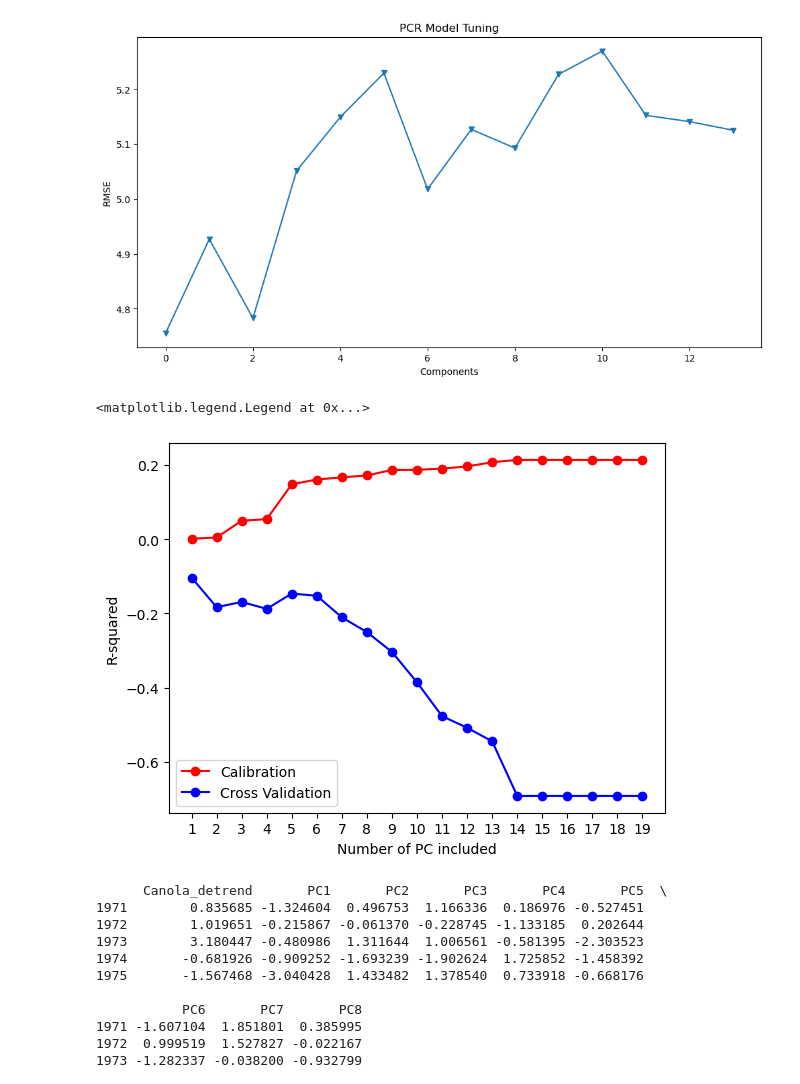
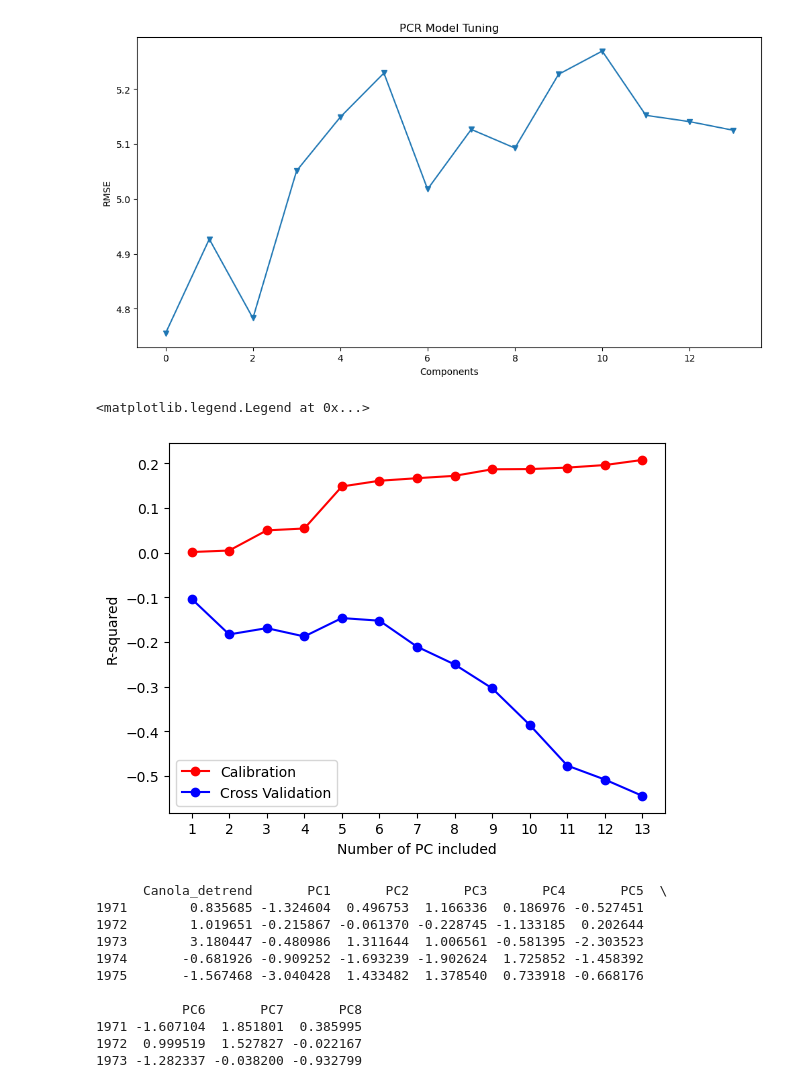
Before and after one commit to Laura-Pldk/Canola_Yield_Prediction, a Jupyter notebook: notebooks/Canola_PCA_Regs.ipynb, the cells around one changed output. Cells and saved outputs as stored; diff of their text form; code cells hidden in the pictures.

```diff
--- a/notebooks/Canola_PCA_Regs.ipynb
+++ b/notebooks/Canola_PCA_Regs.ipynb
@@ -477,23 +477,23 @@ r2s_c = []
 r2s_cv = []
 mses_c = []
 mses_cv = []
-for pc in range(1, 20):
+for pc in range(1, 14):
     y_cv, score_c, score_cv, mse_c, mse_cv = pcr(X, y, pc)
     r2s_c.append(score_c)
     r2s_cv.append(score_cv)
     mses_c.append(mse_c)
     mses_cv.append(mse_cv)
 # %%
-xticks = np.arange(1, 20).astype('uint8')
+xticks = np.arange(1, 14).astype('uint8')
 plt.plot(xticks, r2s_c, '-o', label='Calibration', color='red')
 plt.plot(xticks, r2s_cv, '-o', label='Cross Validation', color='blue')
 plt.xticks(xticks)
 plt.xlabel('Number of PC included')
 plt.ylabel('R-squared')
-plt.legend() # confirms 8 t be best
+plt.legend() # confirms 5-6 to be best
 # %% [output]
 <matplotlib.legend.Legend at 0x...>
-[figure, old version]
+[figure, new version]
 # %%
 import pandas as pd
 from sklearn.decomposition import PCA
```
Also changed, not shown: parts of 5 cells of this notebook.
